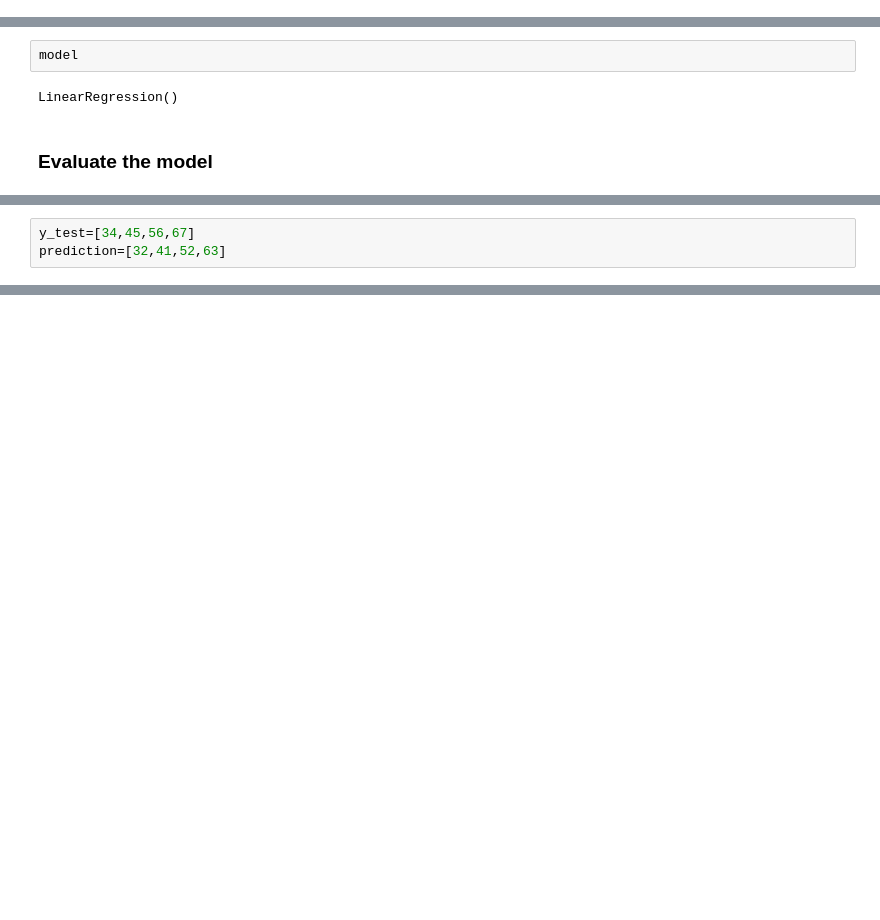
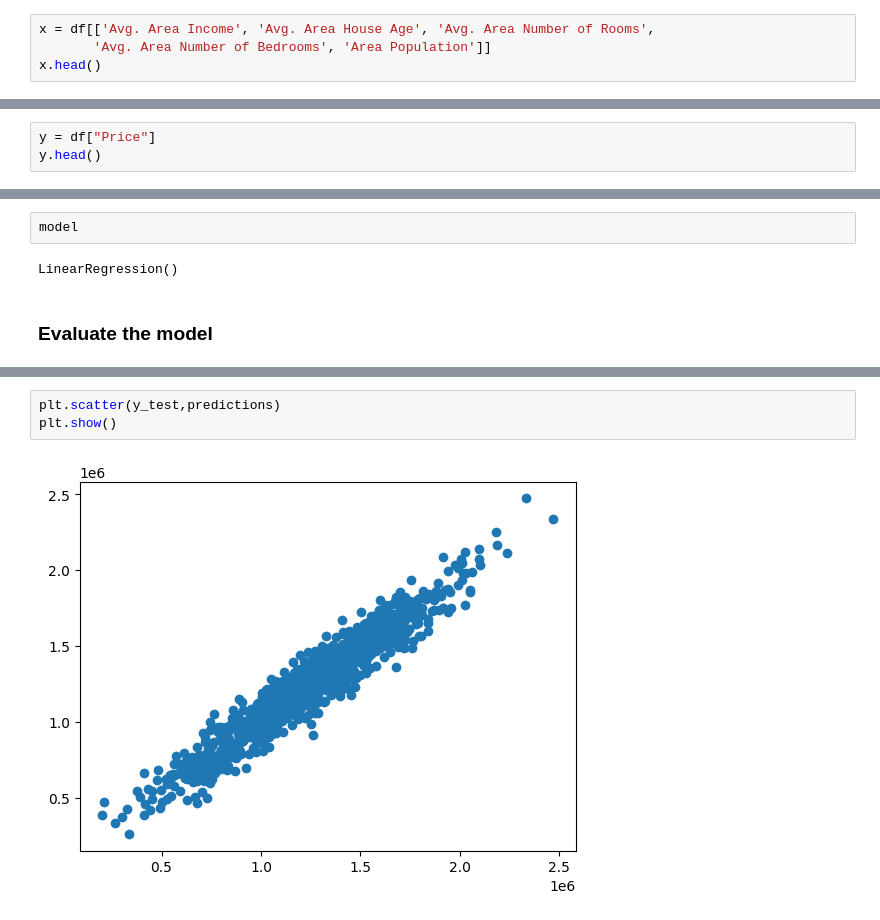
Before and after one commit to sudiplekhee/10_Days_ML-Training, a Jupyter notebook: linearRegression.ipynb, the cells around one changed output, grey strips where cells are left out. Saved outputs shown, nothing was run; the diff lists cells and outputs as text; blank space fills up the shorter version.

```diff
--- a/Linear_regression.ipynb
+++ b/linearRegression.ipynb
@@ -175,0 +174,4 @@ y.head()
+# %%
+x = df[['Avg. Area Income', 'Avg. Area House Age', 'Avg. Area Number of Rooms',
+       'Avg. Area Number of Bedrooms', 'Area Population']]
+x.head()
@@ -175,0 +185,3 @@ y.head()
+# %%
+y = df["Price"]
+y.head()
@@ -216,3 +238,0 @@ predictions.shape
-# %%
-y_test=[34,45,56,67]
-prediction=[32,41,52,63]
@@ -218,0 +279,5 @@ prediction=[32,41,52,63]
+# %%
+plt.scatter(y_test,predictions)
+plt.show()
+# %% [output]
+[figure, added]
```
Also changed, not shown: parts of 41 cells of this notebook, 2 other files.
